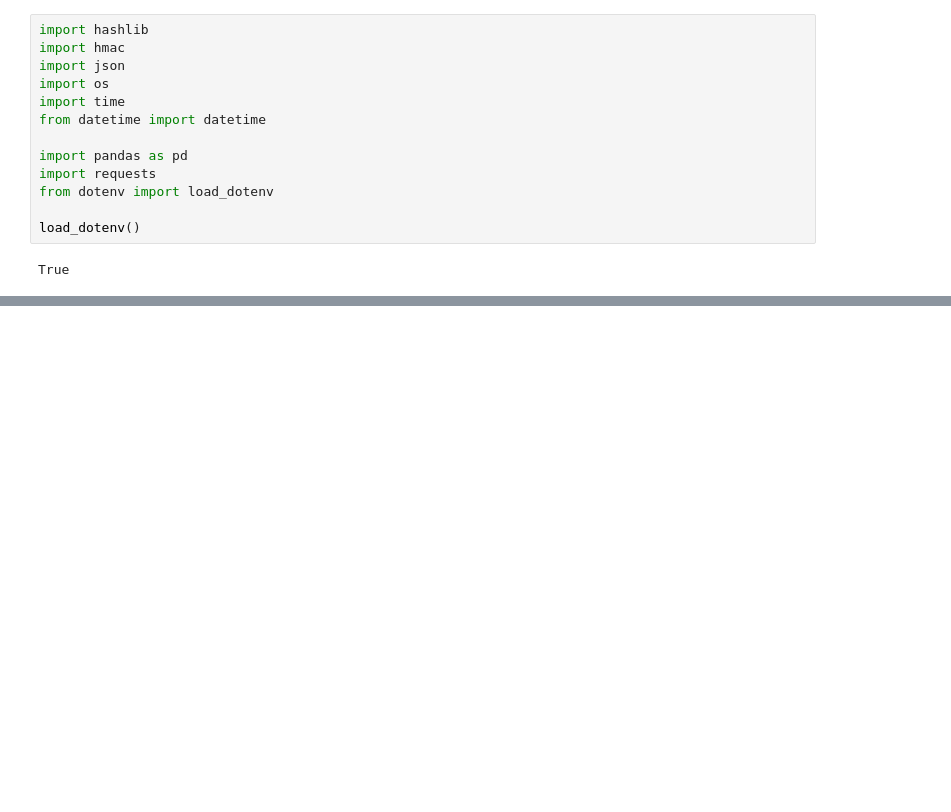
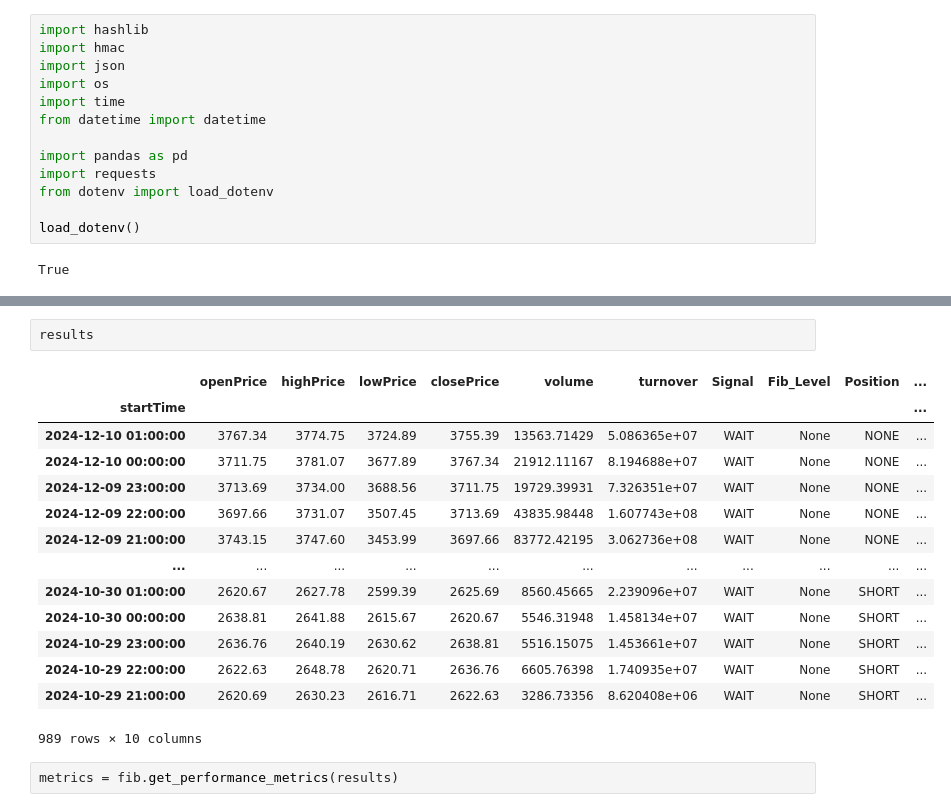
Before and after one commit to eeghor/monedas, a Jupyter notebook: monedas.ipynb, the cells around one changed output, grey strips where cells are left out. Saved outputs shown, nothing was run; the diff lists cells and outputs as text; blank space fills up the shorter version.

```diff
--- a/monedas.ipynb
+++ b/monedas.ipynb
@@ -80,0 +378,19 @@ df
+# %%
+results
+# %% [output]
+|  | openPrice | highPrice | lowPrice | closePrice | volume | turnover | Signal | Fib_Level | Position | ... |
+| startTime |  |  |  |  |  |  |  |  |  | ... |
+| 2024-12-10 01:00:00 | 3767.34 | 3774.75 | 3724.89 | 3755.39 | 13563.71429 | 5.086365e+07 | WAIT | None | NONE | ... |
+| 2024-12-10 00:00:00 | 3711.75 | 3781.07 | 3677.89 | 3767.34 | 21912.11167 | 8.194688e+07 | WAIT | None | NONE | ... |
+| 2024-12-09 23:00:00 | 3713.69 | 3734.00 | 3688.56 | 3711.75 | 19729.39931 | 7.326351e+07 | WAIT | None | NONE | ... |
+| 2024-12-09 22:00:00 | 3697.66 | 3731.07 | 3507.45 | 3713.69 | 43835.98448 | 1.607743e+08 | WAIT | None | NONE | ... |
+| 2024-12-09 21:00:00 | 3743.15 | 3747.60 | 3453.99 | 3697.66 | 83772.42195 | 3.062736e+08 | WAIT | None | NONE | ... |
+| ... | ... | ... | ... | ... | ... | ... | ... | ... | ... | ... |
+| 2024-10-30 01:00:00 | 2620.67 | 2627.78 | 2599.39 | 2625.69 | 8560.45665 | 2.239096e+07 | WAIT | None | SHORT | ... |
+| 2024-10-30 00:00:00 | 2638.81 | 2641.88 | 2615.67 | 2620.67 | 5546.31948 | 1.458134e+07 | WAIT | None | SHORT | ... |
+| 2024-10-29 23:00:00 | 2636.76 | 2640.19 | 2630.62 | 2638.81 | 5516.15075 | 1.453661e+07 | WAIT | None | SHORT | ... |
+| 2024-10-29 22:00:00 | 2622.63 | 2648.78 | 2620.71 | 2636.76 | 6605.76398 | 1.740935e+07 | WAIT | None | SHORT | ... |
+| 2024-10-29 21:00:00 | 2620.69 | 2630.23 | 2616.71 | 2622.63 | 3286.73356 | 8.620408e+06 | WAIT | None | SHORT | ... |
+989 rows × 10 columns
+# %%
+metrics = fib.get_performance_metrics(results)
```
Also changed, not shown: parts of 10 cells of this notebook.
